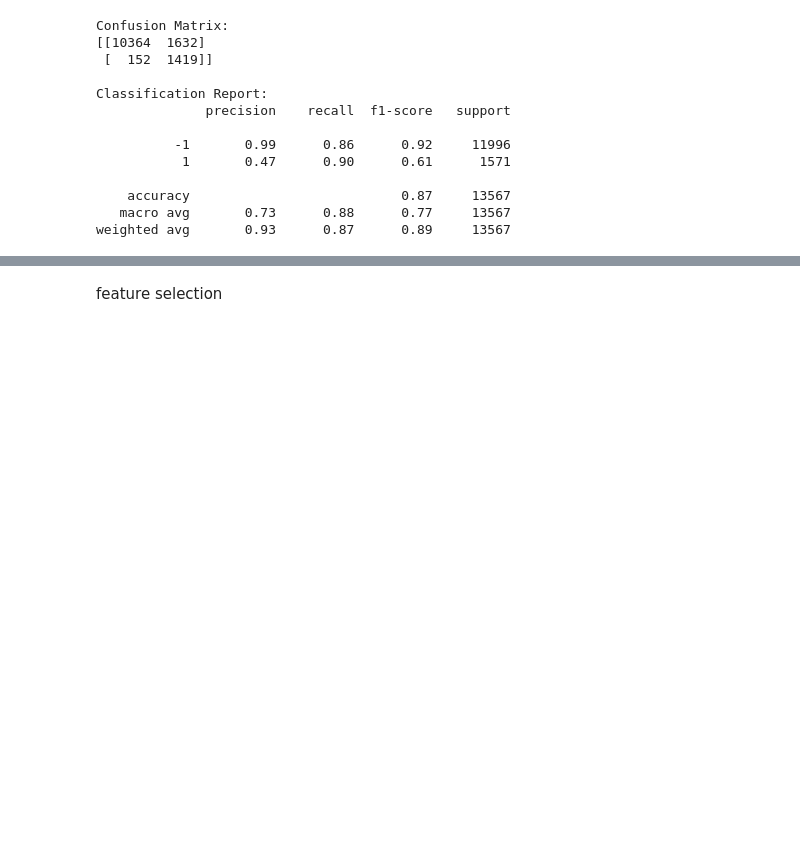
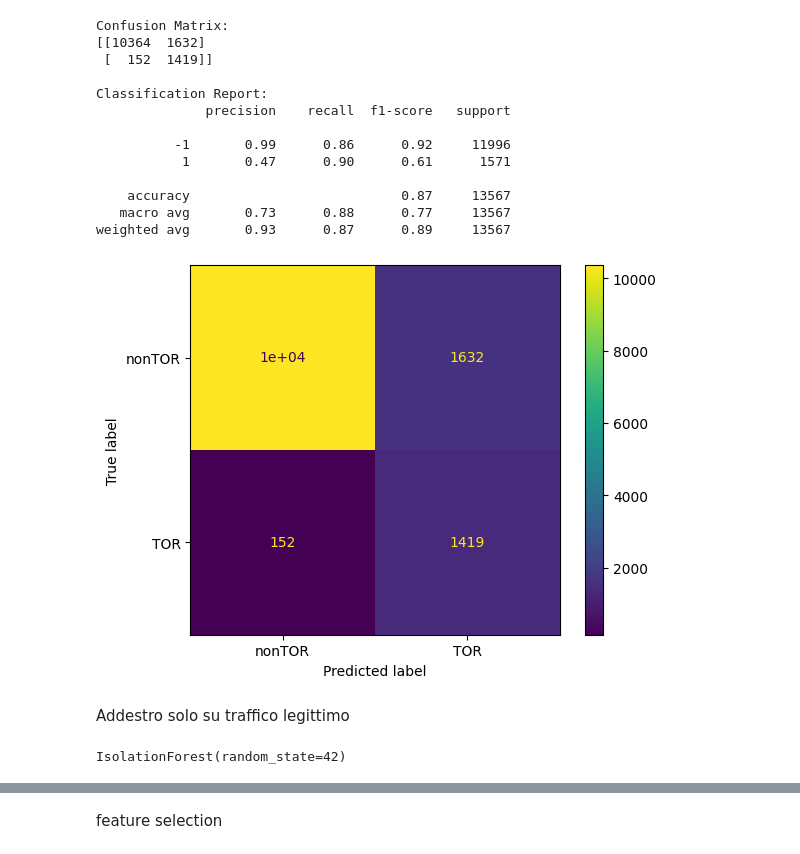
Before and after one commit to tommasomartinelli/Anomaly-Detection-ISCXTor2016, a Jupyter notebook: Notebook/Isolation_Forest.ipynb, the cells around one changed output, grey strips where cells are left out. Drawn from its saved outputs; the diff is of its cells as text; code cells hidden in the pictures; blank space fills up the shorter version.

```diff
--- a/Notebook/Isolation_Forest.ipynb
+++ b/Notebook/Isolation_Forest.ipynb
@@ -266,3 +269,12 @@ Classification Report:
     accuracy                           0.87     13567
    macro avg       0.73      0.88      0.77     13567
 weighted avg       0.93      0.87      0.89     13567
+# %%
+disp = ConfusionMatrixDisplay(confusion_matrix=confusion_matrix(y_test_numeric, predictions), display_labels=['nonTOR', 'TOR'])
+disp.plot()
+disp.title = 'Confusion Matrix'
+plt.show()
+# %% [output]
+[figure, added]
+# %% [markdown]
+Addestro solo su traffico legittimo
@@ -268,0 +285,4 @@ weighted avg       0.93      0.87      0.89     13567
+# %%
+model.fit(X_train_nonTOR)
+# %% [output]
+IsolationForest(random_state=42)
```
Also changed, not shown: parts of 27 cells of this notebook, 3 other files.
